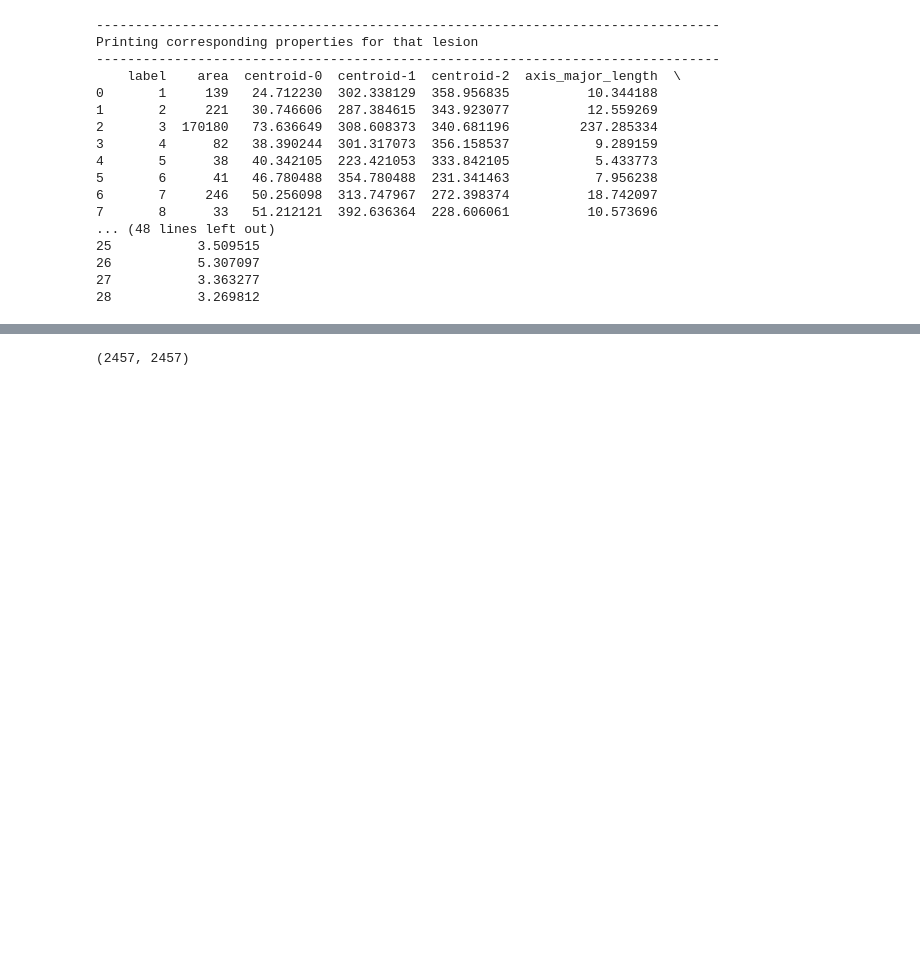
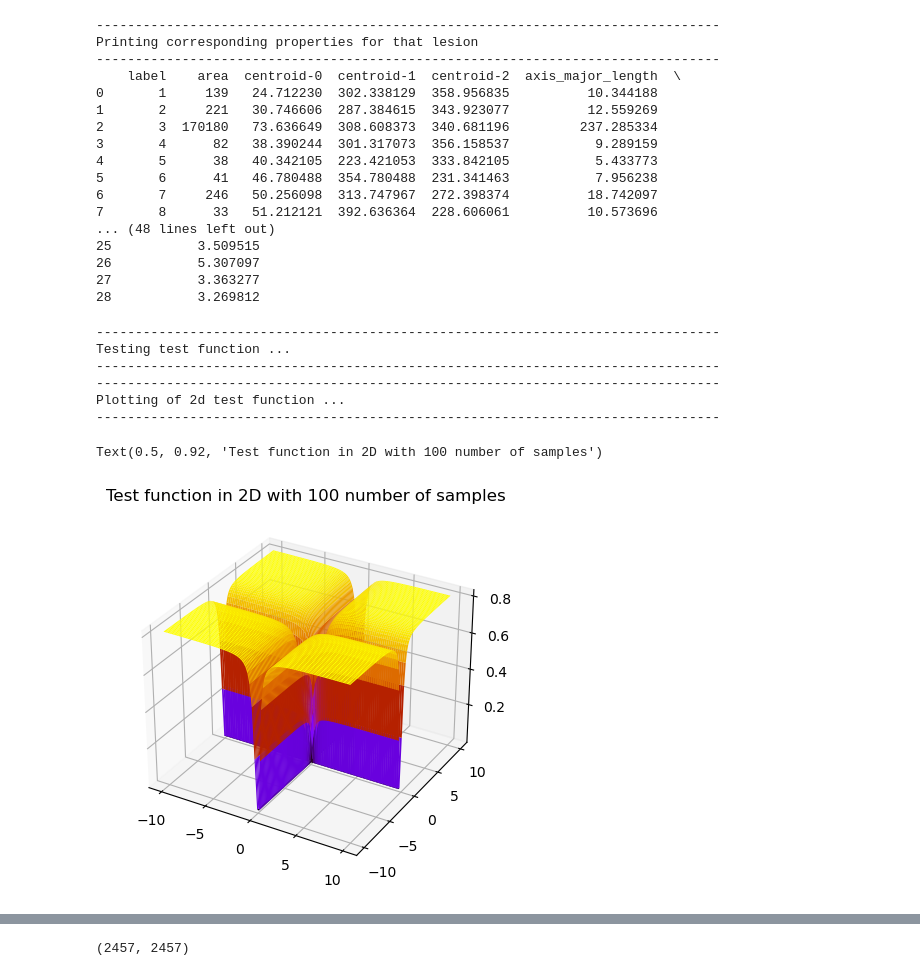
Before and after one commit to ktagen-sudo/amfm_based_distance, a Jupyter notebook: distance_design/Dist_func_test_func.ipynb, the cells around one changed output, grey strips where cells are left out. Drawn from its saved outputs; the diff is of its cells as text; code cells hidden in the pictures; blank space fills up the shorter version.

```diff
--- a/distance_design/Dist_func_test_func.ipynb
+++ b/distance_design/Dist_func_test_func.ipynb
@@ -156,4 +156,57 @@ Printing corresponding properties for that lesion
 26           5.307097
 27           3.363277
 28           3.269812
+# %%
+from mpl_toolkits.mplot3d import Axes3D
+
+def TestFun2d(z_list, y_list):
+    # Building the test function of the form:
+    #--> exp(-(1 / (10 - x) (10 - x))) * exp(- 1 / (x *x))
+
+    z = np.linspace(z_list[0], z_list[1], num=z_list[2])
+    y = np.linspace(y_list[0], y_list[1], num=y_list[2])
+
+    # Transforming to meshgrid
+    Z, Y = np.meshgrid(z, y)
+    Y[Y==0] = 1.0e-6
+    Z[Z==0] = 1.0e-6
+
+    #f = np.exp(-(1 / (10 - Z - Y) * (10 - Z - Y))) * np.exp(-1 / ((Y**2) + (Z**2)))
+    f = np.exp(-(0.1 / (10 - Z) * (10 - Z))) * np.exp(-0.1 / ((Z**2))) * \
+                np.exp(-(0.1 / (10 - Y) * (10 - Y))) * np.exp(-0.1 / ((Y**2)))
+
+    # Eliminate the zero and negative values:
+    #f [Z<=0] = 0
+    #f [Y<=0] = 0
+
+    f_params_2d = [f, Z, Y]
+
+    return f_params_2d
+
+print("{0}".format(80 * "-"))
+print("Testing test function ...")
+print("{0}".format(80 * "-"))
+
+num_samples = 100
+z_list = [-10, 10, num_samples]
+y_list = [-10, 10, num_samples]
+
+f, Z, Y = TestFun2d(z_list, y_list)
+
+print("{0}".format(80 * "-"))
+print("Plotting of 2d test function ...")
+print("{0}".format(80 * "-"))
+fig = plt.figure()
+ax = fig.add_subplot(111, projection='3d')
+ax.plot_surface(Z, Y, f, rstride=1, cstride=1, cmap='gnuplot')
+ax.set_title("Test function in 2D with {0} number of samples".format(num_samples))
+# %% [output]
+--------------------------------------------------------------------------------
+Testing test function ...
+--------------------------------------------------------------------------------
+--------------------------------------------------------------------------------
+Plotting of 2d test function ...
+--------------------------------------------------------------------------------
+Text(0.5, 0.92, 'Test function in 2D with 100 number of samples')
+[figure, added]
 # %%
```
Also changed, not shown: parts of 1 cell of this notebook.
